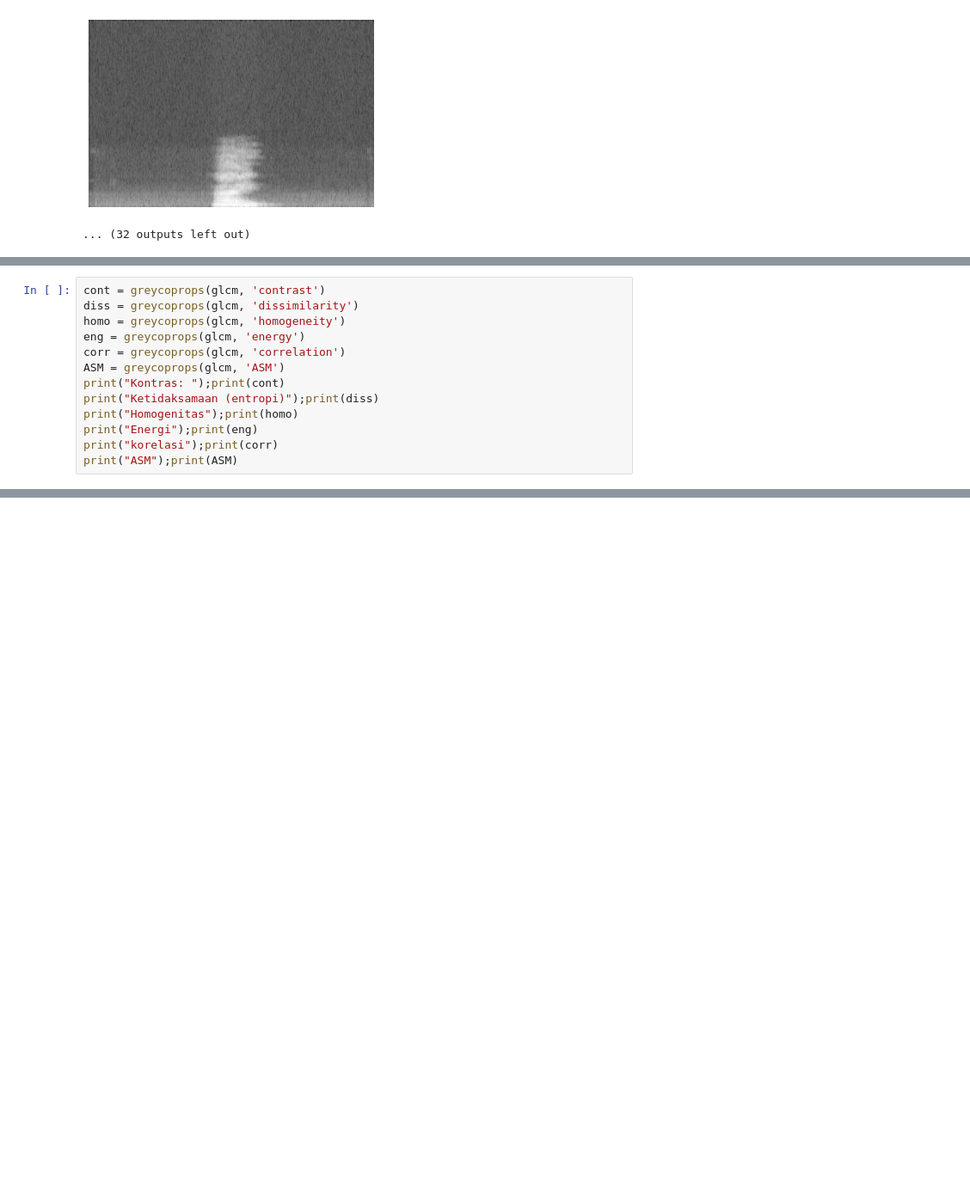
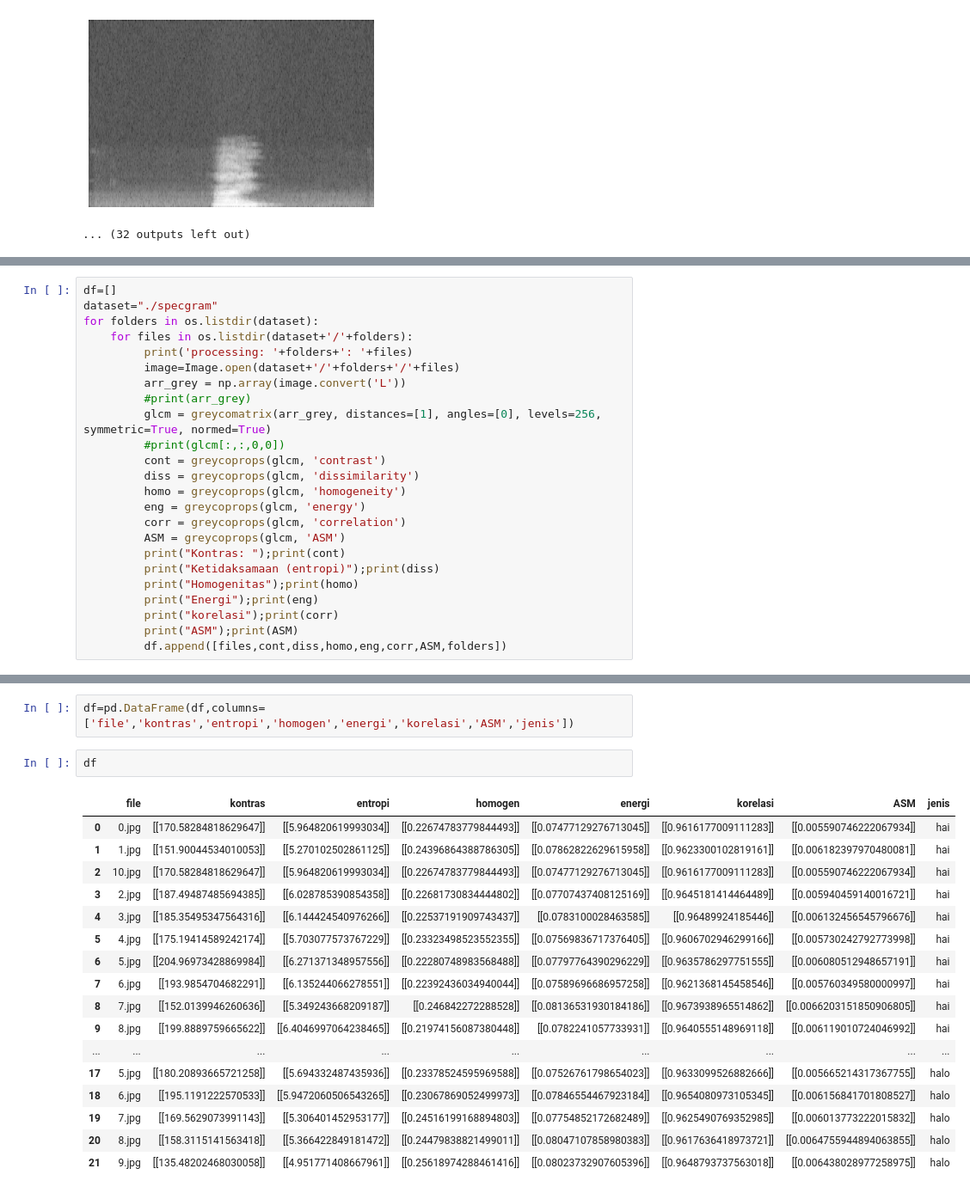
Before and after one commit to IritaSee/octave_study, a Jupyter notebook: halohai/halohai_glcm.ipynb, the cells around one changed output, grey strips where cells are left out. Shown at 86% size. Cells and saved outputs as stored; diff of their text form; blank space fills up the shorter version.

Commit message:
dataframe ready

```diff
--- a/halohai/halohai_glcm.ipynb
+++ b/halohai/halohai_glcm.ipynb
@@ -120,14 +94,25 @@ print(glcm[:,:,0,0])
 # %%
-cont = greycoprops(glcm, 'contrast')
-diss = greycoprops(glcm, 'dissimilarity')
-homo = greycoprops(glcm, 'homogeneity')
-eng = greycoprops(glcm, 'energy')
-corr = greycoprops(glcm, 'correlation')
-ASM = greycoprops(glcm, 'ASM')
-print("Kontras: ");print(cont)
-print("Ketidaksamaan (entropi)");print(diss)
-print("Homogenitas");print(homo)
-print("Energi");print(eng)
-print("korelasi");print(corr)
-print("ASM");print(ASM)
+df=[]
+dataset="./specgram"
+for folders in os.listdir(dataset):
+    for files in os.listdir(dataset+'/'+folders):
+         print('processing: '+folders+': '+files)
+         image=Image.open(dataset+'/'+folders+'/'+files)
+         arr_grey = np.array(image.convert('L'))
+         #print(arr_grey)
+         glcm = greycomatrix(arr_grey, distances=[1], angles=[0], levels=256, symmetric=True, normed=True)
+         #print(glcm[:,:,0,0])
+         cont = greycoprops(glcm, 'contrast')
+         diss = greycoprops(glcm, 'dissimilarity')
+         homo = greycoprops(glcm, 'homogeneity')
+         eng = greycoprops(glcm, 'energy')
+         corr = greycoprops(glcm, 'correlation')
+         ASM = greycoprops(glcm, 'ASM')
+         print("Kontras: ");print(cont)
+         print("Ketidaksamaan (entropi)");print(diss)
+         print("Homogenitas");print(homo)
+         print("Energi");print(eng)
+         print("korelasi");print(corr)
+         print("ASM");print(ASM)
+         df.append([files,cont,diss,homo,eng,corr,ASM,folders])
 # %% [output]
@@ -145,0 +136,22 @@ ASM
+# %%
+df=pd.DataFrame(df,columns=['file','kontras','entropi','homogen','energi','korelasi','ASM','jenis'])
+# %%
+df
+# %% [output]
+|  | file | kontras | entropi | homogen | energi | korelasi | ASM | jenis |
+| 0 | 0.jpg | [[170.58284818629647]] | [[5.964820619993034]] | [[0.22674783779844493]] | [[0.07477129276713045]] | [[0.9616177009111283]] | [[0.005590746222067934]] | hai |
+| 1 | 1.jpg | [[151.90044534010053]] | [[5.270102502861125]] | [[0.24396864388786305]] | [[0.07862822629615958]] | [[0.9623300102819161]] | [[0.006182397970480081]] | hai |
+| 2 | 10.jpg | [[170.58284818629647]] | [[5.964820619993034]] | [[0.22674783779844493]] | [[0.07477129276713045]] | [[0.9616177009111283]] | [[0.005590746222067934]] | hai |
+| 3 | 2.jpg | [[187.49487485694385]] | [[6.028785390854358]] | [[0.22681730834444802]] | [[0.07707437408125169]] | [[0.9645181414464489]] | [[0.005940459140016721]] | hai |
+| 4 | 3.jpg | [[185.35495347564316]] | [[6.144424540976266]] | [[0.22537191909743437]] | [[0.0783100028463585]] | [[0.96489924185446]] | [[0.006132456545796676]] | hai |
+| 5 | 4.jpg | [[175.19414589242174]] | [[5.703077573767229]] | [[0.23323498523552355]] | [[0.07569836717376405]] | [[0.9606702946299166]] | [[0.005730242792773998]] | hai |
+| 6 | 5.jpg | [[204.96973428869984]] | [[6.271371348957556]] | [[0.22280748983568488]] | [[0.07797764390296229]] | [[0.9635786297751555]] | [[0.006080512948657191]] | hai |
+| 7 | 6.jpg | [[193.9854704682291]] | [[6.135244066278551]] | [[0.22392436034940044]] | [[0.07589696686957258]] | [[0.9621368145458546]] | [[0.005760349580000997]] | hai |
+| 8 | 7.jpg | [[152.0139946260636]] | [[5.349243668209187]] | [[0.246842272288528]] | [[0.08136531930184186]] | [[0.9673938965514862]] | [[0.0066203151850906805]] | hai |
+| 9 | 8.jpg | [[199.8889759665622]] | [[6.4046997064238465]] | [[0.21974156087380448]] | [[0.0782241057733931]] | [[0.9640555148969118]] | [[0.006119010724046992]] | hai |
+| ... | ... | ... | ... | ... | ... | ... | ... | ... |
+| 17 | 5.jpg | [[180.20893665721258]] | [[5.694332487435936]] | [[0.23378524595969588]] | [[0.07526761798654023]] | [[0.9633099526882666]] | [[0.005665214317367755]] | halo |
+| 18 | 6.jpg | [[195.1191222570533]] | [[5.9472060506543265]] | [[0.23067869052499973]] | [[0.07846554467923184]] | [[0.9654080973105345]] | [[0.006156841701808527]] | halo |
+| 19 | 7.jpg | [[169.5629073991143]] | [[5.306401452953177]] | [[0.24516199168894803]] | [[0.07754852172682489]] | [[0.9625490769352985]] | [[0.006013773222015832]] | halo |
+| 20 | 8.jpg | [[158.3115141563418]] | [[5.366422849181472]] | [[0.24479838821499011]] | [[0.08047107858980383]] | [[0.9617636418973721]] | [[0.0064755944894063855]] | halo |
+| 21 | 9.jpg | [[135.48202468030058]] | [[4.951771408667961]] | [[0.25618974288461416]] | [[0.08023732907605396]] | [[0.9648793737563018]] | [[0.006438028977258975]] | halo |
```
Also changed, not shown: parts of 2 cells of this notebook.
